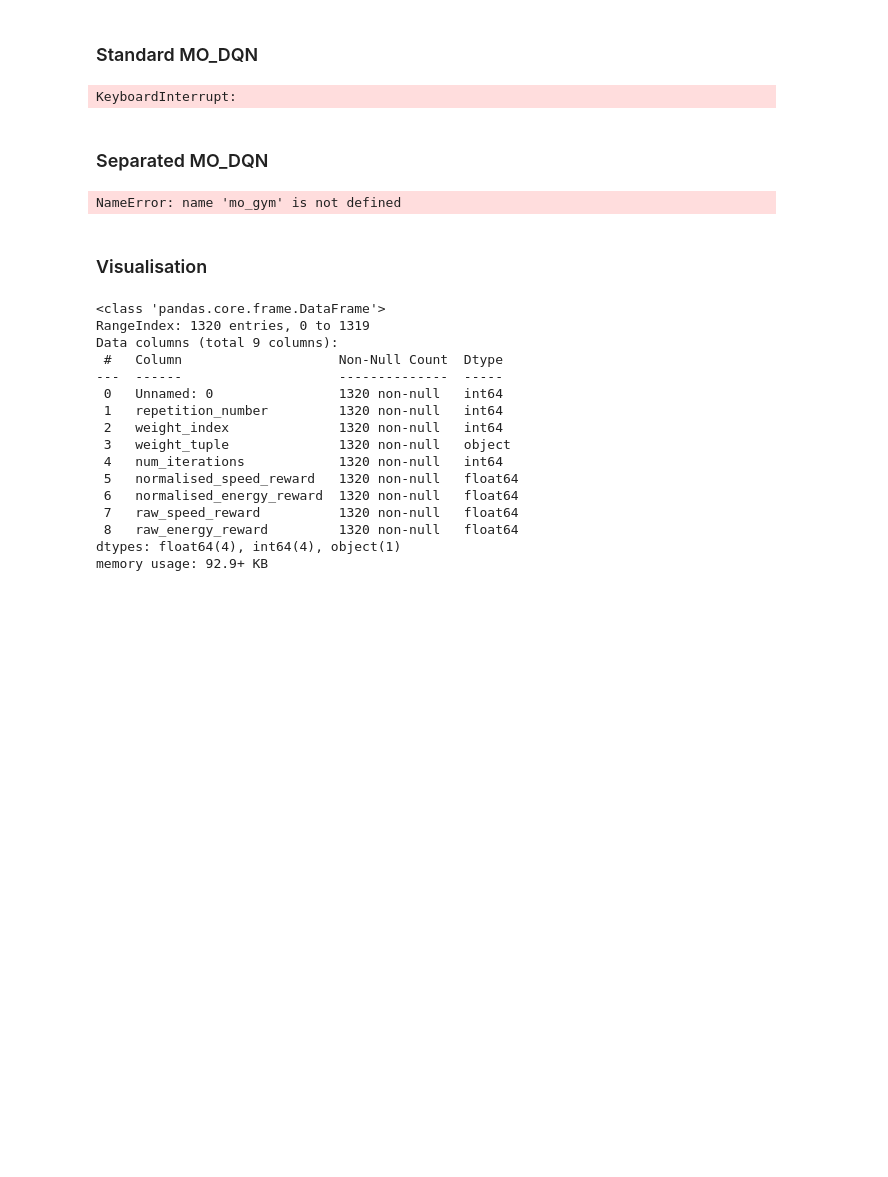
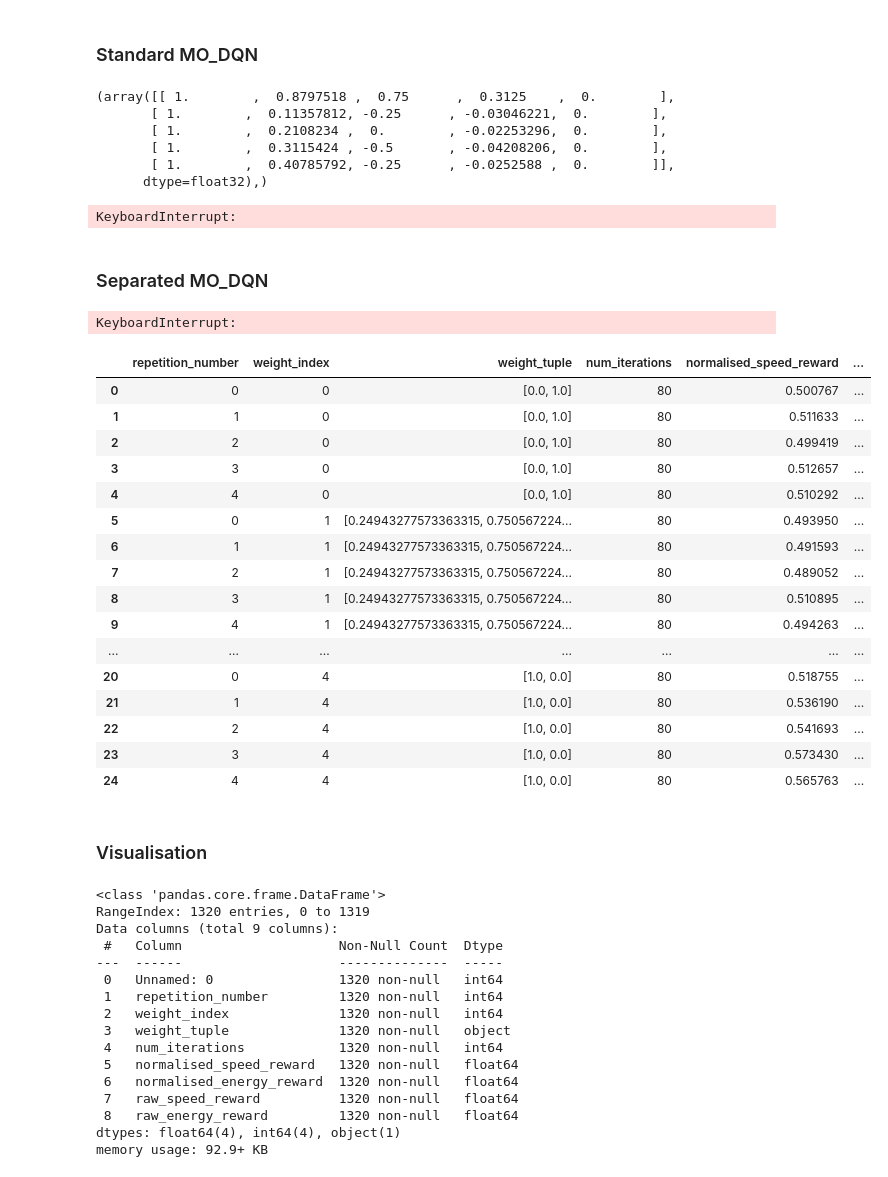
Before and after one commit to whl020406/moma-rl-ad, a Jupyter notebook: test_linear_modqn_vs_modqn_sep.ipynb, the cells around one changed output. Cells and saved outputs as stored; diff of their text form; code cells hidden in the pictures; blank space fills up the shorter version.

```diff
--- a/test_linear_modqn_vs_modqn_sep.ipynb
+++ b/test_linear_modqn_vs_modqn_sep.ipynb
@@ -22,19 +23,27 @@ env.unwrapped.configure({
         }
     }
 })
-
-obs, info = env.reset()
+#Reward normalisation wrapper
+env = MONormalizeReward(env, idx=0)
+env = MONormalizeReward(env, idx=1)
+obs, _ = env.reset()
 
 std_agent = MO_DQN.MO_DQN(env, num_objectives=2, seed=11, observation_space_shape=obs[0].shape, replay_buffer_size=200, batch_ratio=0.3,
                       objective_names=["speed_reward", "energy_reward"])
-std_agent.train(100_000, epsilon_start=0.9, epsilon_end=0.0, inv_optimisation_frequency=1)
+std_agent.train(100_000, gamma=0.90, epsilon_start=0.9, epsilon_end=0.0, inv_optimisation_frequency=1, inv_target_update_frequency=20)
 
 
 df = std_agent.evaluate(num_repetitions= 20, hv_reference_point=np.ndarray([0,0]), seed=11, episode_recording_interval=None)
 print(df)
 df.to_csv("data/mo_dqn_standard.csv")
 # %% [output]
-KeyboardInterrupt:
+(array([[ 1.        ,  0.8797518 ,  0.75      ,  0.3125    ,  0.        ],
+       [ 1.        ,  0.11357812, -0.25      , -0.03046221,  0.        ],
+       [ 1.        ,  0.2108234 ,  0.        , -0.02253296,  0.        ],
+       [ 1.        ,  0.3115424 , -0.5       , -0.04208206,  0.        ],
+       [ 1.        ,  0.40785792, -0.25      , -0.0252588 ,  0.        ]],
+      dtype=float32),)
+KeyboardInterrupt:
 # %% [markdown]
 ### Separated MO_DQN
 # %%
@@ -57,11 +66,31 @@ sep_agent = MO_DQN_SEP.MO_DQN_SEP(env, num_objectives=2, seed=11, observation_sp
                       objective_names=["speed_reward", "energy_reward"])
 sep_agent.train(200_000, epsilon_start=0.9, epsilon_end=0.0, inv_optimisation_frequency=1)
 
-df = sep_agent.evaluate(num_repetitions= 20, hv_reference_point=np.ndarray([0,0]), seed=11, episode_recording_interval=None)
+df = sep_agent.evaluate(num_repetitions= 20, hv_reference_point=np.ndarray([0,0]), seed=11, episode_recording_interval=None,)
 print(df)
 df.to_csv("data/mo_dqn_sep.csv")
 # %% [output]
-NameError: name 'mo_gym' is not defined
+KeyboardInterrupt:
+# %%
+std_agent.evaluate(num_repetitions= 5, hv_reference_point=np.ndarray([0,0]), seed=11, episode_recording_interval=None, render_episodes=True, num_points=5)
+# %% [output]
+|  | repetition_number | weight_index | weight_tuple | num_iterations | normalised_speed_reward | ... |
+| 0 | 0 | 0 | [0.0, 1.0] | 80 | 0.500767 | ... |
+| 1 | 1 | 0 | [0.0, 1.0] | 80 | 0.511633 | ... |
+| 2 | 2 | 0 | [0.0, 1.0] | 80 | 0.499419 | ... |
+| 3 | 3 | 0 | [0.0, 1.0] | 80 | 0.512657 | ... |
+| 4 | 4 | 0 | [0.0, 1.0] | 80 | 0.510292 | ... |
+| 5 | 0 | 1 | [0.24943277573363315, 0.750567224... | 80 | 0.493950 | ... |
+| 6 | 1 | 1 | [0.24943277573363315, 0.750567224... | 80 | 0.491593 | ... |
+| 7 | 2 | 1 | [0.24943277573363315, 0.750567224... | 80 | 0.489052 | ... |
+| 8 | 3 | 1 | [0.24943277573363315, 0.750567224... | 80 | 0.510895 | ... |
+| 9 | 4 | 1 | [0.24943277573363315, 0.750567224... | 80 | 0.494263 | ... |
+| ... | ... | ... | ... | ... | ... | ... |
+| 20 | 0 | 4 | [1.0, 0.0] | 80 | 0.518755 | ... |
+| 21 | 1 | 4 | [1.0, 0.0] | 80 | 0.536190 | ... |
+| 22 | 2 | 4 | [1.0, 0.0] | 80 | 0.541693 | ... |
+| 23 | 3 | 4 | [1.0, 0.0] | 80 | 0.573430 | ... |
+| 24 | 4 | 4 | [1.0, 0.0] | 80 | 0.565763 | ... |
 # %% [markdown]
 ### Visualisation
 # %%
```
Also changed, not shown: parts of 3 cells of this notebook, 5 other files.
